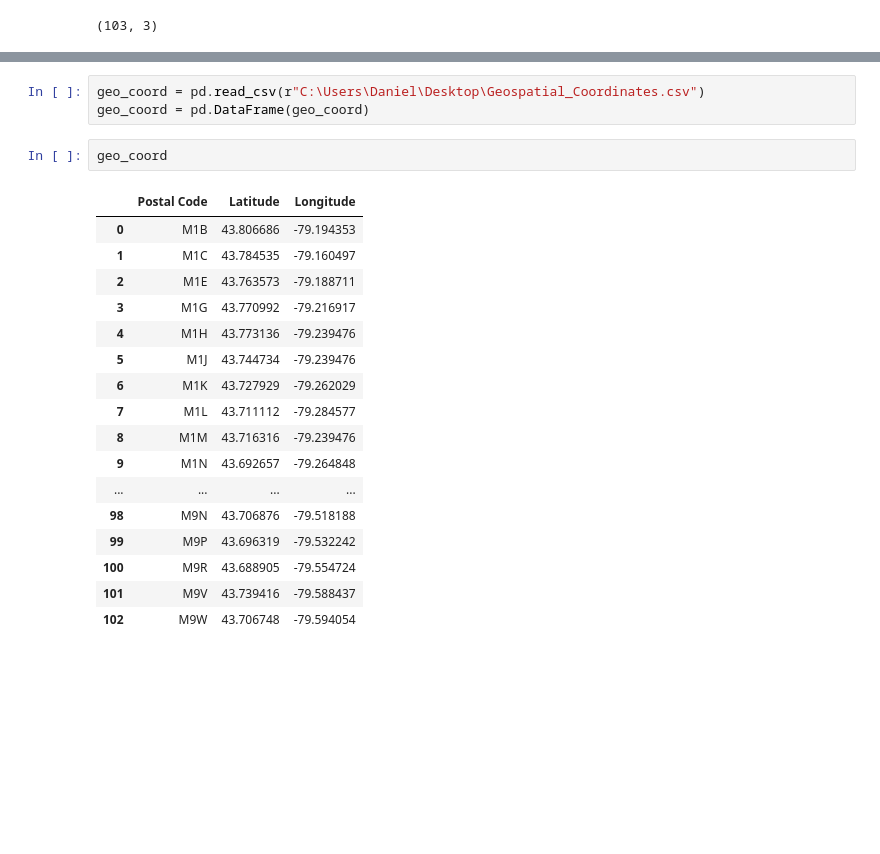
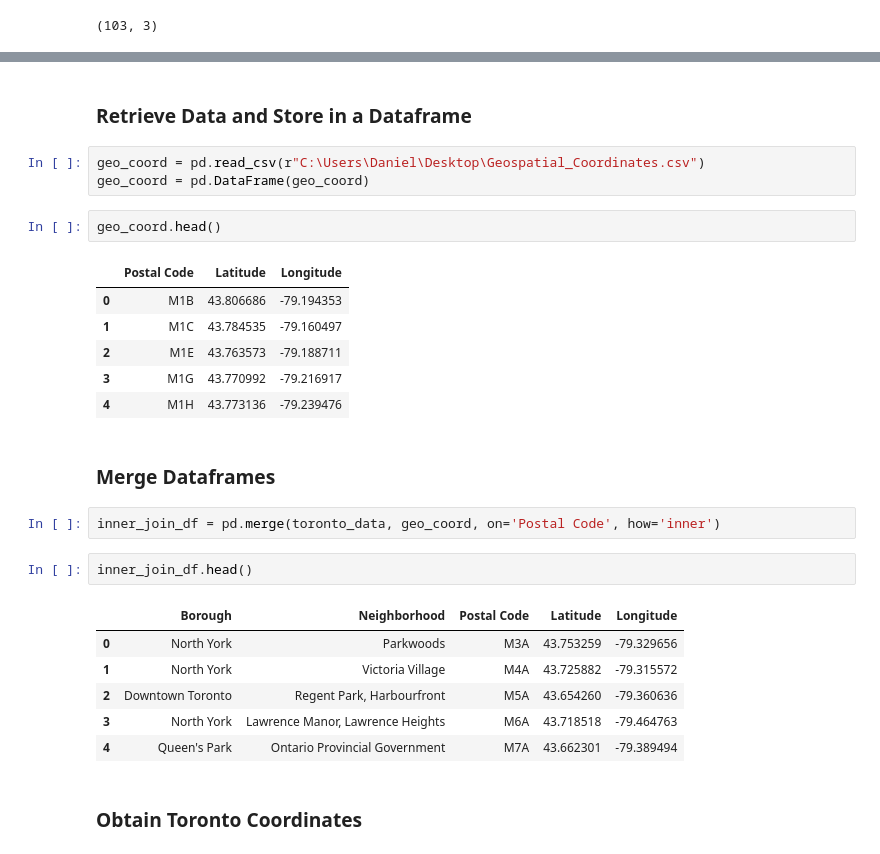
Before and after one commit to Danieldacruz7/IBMDataScience, a Jupyter notebook: Segmenting and Clustering Neighborhoods in Toronto.ipynb, the cells around one changed output, grey strips where cells are left out. Drawn from its saved outputs; the diff is of its cells as text; blank space fills up the shorter version.

```diff
--- a/Segmenting and Clustering Neighborhoods in Toronto.ipynb
+++ b/Segmenting and Clustering Neighborhoods in Toronto.ipynb
@@ -134,23 +89,29 @@ KeyboardInterrupt:
+# %% [markdown]
+### Retrieve Data and Store in a Dataframe
 # %%
 geo_coord = pd.read_csv(r"C:\Users\Daniel\Desktop\Geospatial_Coordinates.csv")
 geo_coord = pd.DataFrame(geo_coord)
 # %%
-geo_coord
+geo_coord.head()
 # %% [output]
 |  | Postal Code | Latitude | Longitude |
 | 0 | M1B | 43.806686 | -79.194353 |
 | 1 | M1C | 43.784535 | -79.160497 |
 | 2 | M1E | 43.763573 | -79.188711 |
 | 3 | M1G | 43.770992 | -79.216917 |
 | 4 | M1H | 43.773136 | -79.239476 |
-| 5 | M1J | 43.744734 | -79.239476 |
-| 6 | M1K | 43.727929 | -79.262029 |
-| 7 | M1L | 43.711112 | -79.284577 |
-| 8 | M1M | 43.716316 | -79.239476 |
-| 9 | M1N | 43.692657 | -79.264848 |
-| ... | ... | ... | ... |
-| 98 | M9N | 43.706876 | -79.518188 |
-| 99 | M9P | 43.696319 | -79.532242 |
-| 100 | M9R | 43.688905 | -79.554724 |
-| 101 | M9V | 43.739416 | -79.588437 |
-| 102 | M9W | 43.706748 | -79.594054 |
+# %% [markdown]
+### Merge Dataframes
+# %%
+inner_join_df = pd.merge(toronto_data, geo_coord, on='Postal Code', how='inner')
+# %%
+inner_join_df.head()
+# %% [output]
+|  | Borough | Neighborhood | Postal Code | Latitude | Longitude |
+| 0 | North York | Parkwoods | M3A | 43.753259 | -79.329656 |
+| 1 | North York | Victoria Village | M4A | 43.725882 | -79.315572 |
+| 2 | Downtown Toronto | Regent Park, Harbourfront | M5A | 43.654260 | -79.360636 |
+| 3 | North York | Lawrence Manor, Lawrence Heights | M6A | 43.718518 | -79.464763 |
+| 4 | Queen's Park | Ontario Provincial Government | M7A | 43.662301 | -79.389494 |
+# %% [markdown]
+### Obtain Toronto Coordinates
```
Also changed, not shown: parts of 11 cells of this notebook.
